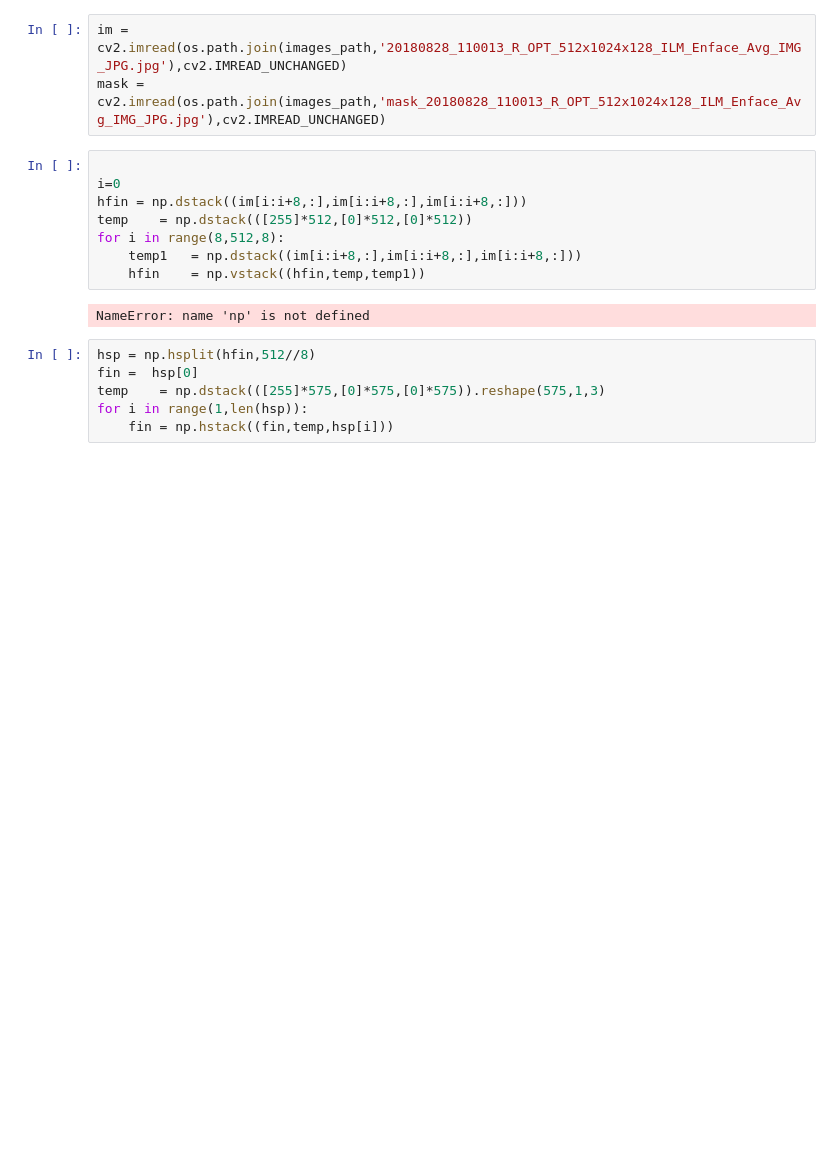
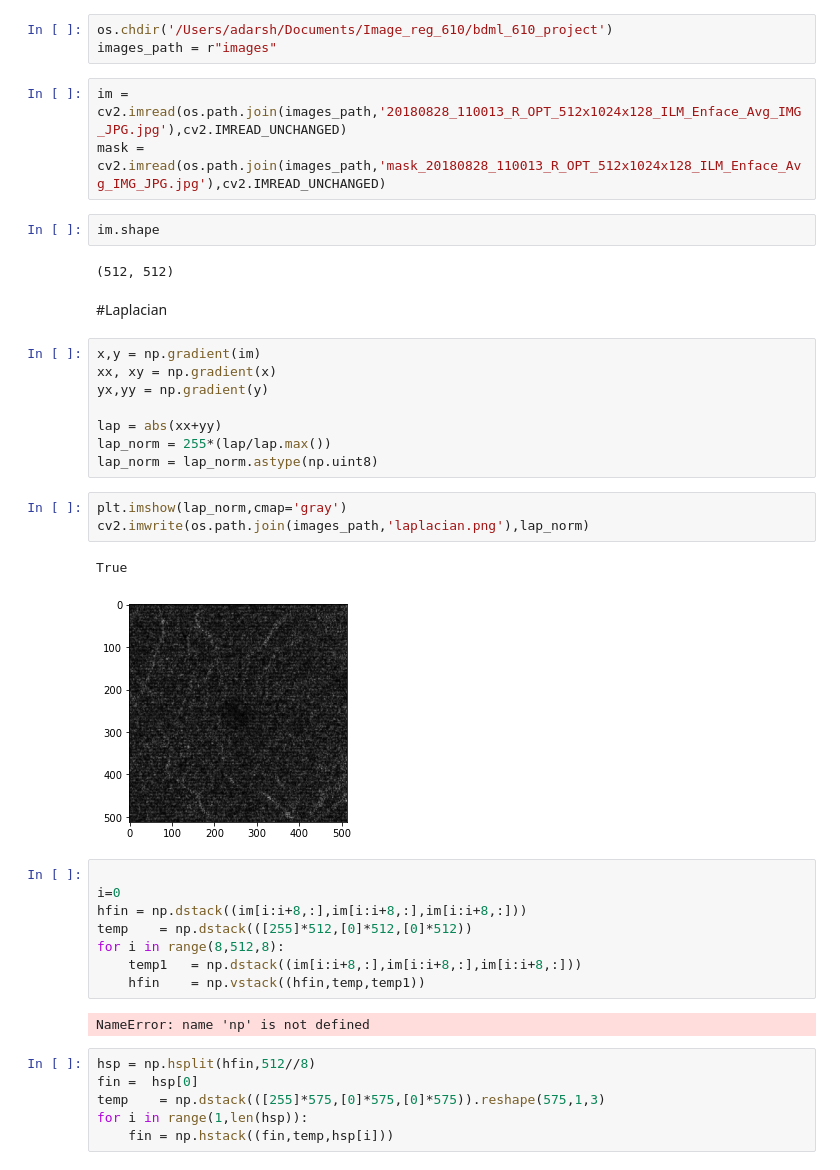
Before and after one commit to AdarshG-Uncg/bdml_610_project, a Jupyter notebook: exploration ipynb files/ex1.ipynb, the cells around one changed output. Cells and saved outputs as stored; diff of their text form; blank space fills up the shorter version.

Commit message:
laplacian code added to ipynb

```diff
--- a/exploration ipynb files/ex1.ipynb
+++ b/exploration ipynb files/ex1.ipynb
@@ -16,6 +16,29 @@ images_path = r"C:\Users\a_gadari\OneDrive - UNCG\Documents\bdml\images"
+# %%
+os.chdir('/Users/adarsh/Documents/Image_reg_610/bdml_610_project')
+images_path = r"images"
 # %%
 im = cv2.imread(os.path.join(images_path,'20180828_110013_R_OPT_512x1024x128_ILM_Enface_Avg_IMG_JPG.jpg'),cv2.IMREAD_UNCHANGED)
 mask = cv2.imread(os.path.join(images_path,'mask_20180828_110013_R_OPT_512x1024x128_ILM_Enface_Avg_IMG_JPG.jpg'),cv2.IMREAD_UNCHANGED)
+# %%
+im.shape
+# %% [output]
+(512, 512)
+# %% [markdown]
+#Laplacian
+# %%
+x,y = np.gradient(im)
+xx, xy = np.gradient(x)
+yx,yy = np.gradient(y)
+
+lap = abs(xx+yy)
+lap_norm = 255*(lap/lap.max())
+lap_norm = lap_norm.astype(np.uint8)
+# %%
+plt.imshow(lap_norm,cmap='gray')
+cv2.imwrite(os.path.join(images_path,'laplacian.png'),lap_norm)
+# %% [output]
+True
+[figure, added]
 # %%
 
 i=0
```
Also changed, not shown: parts of 3 cells of this notebook.
